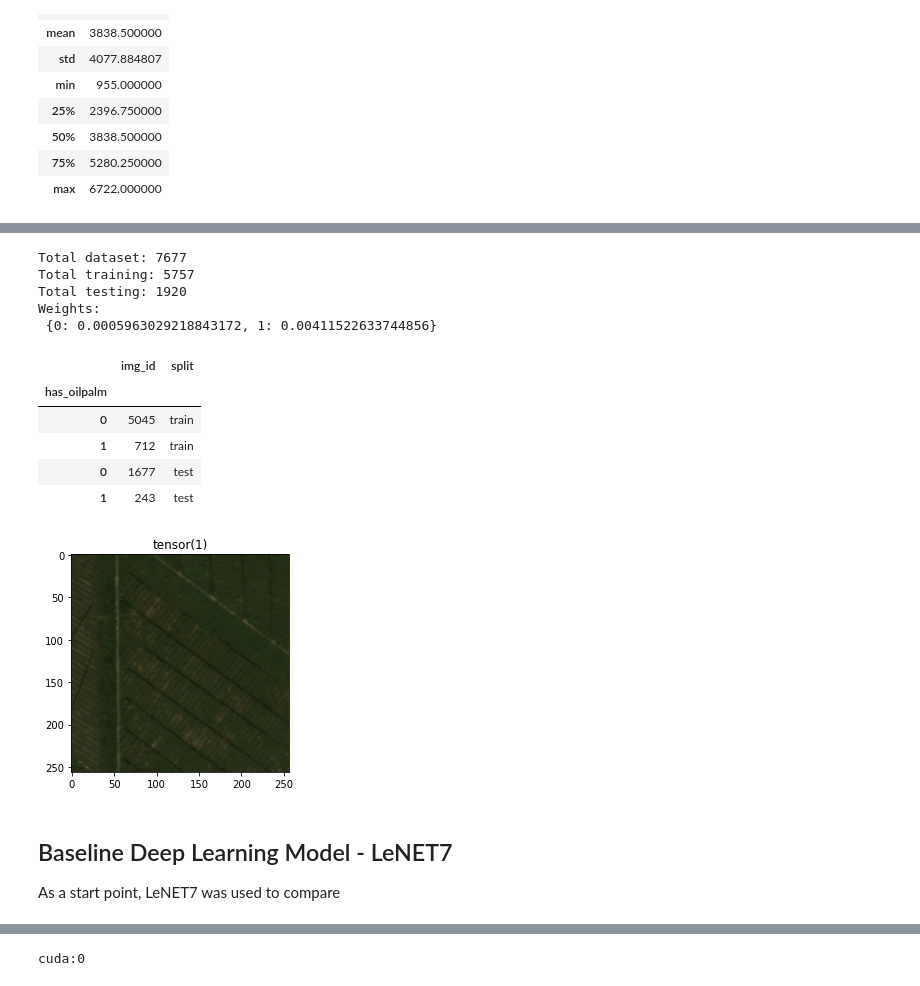
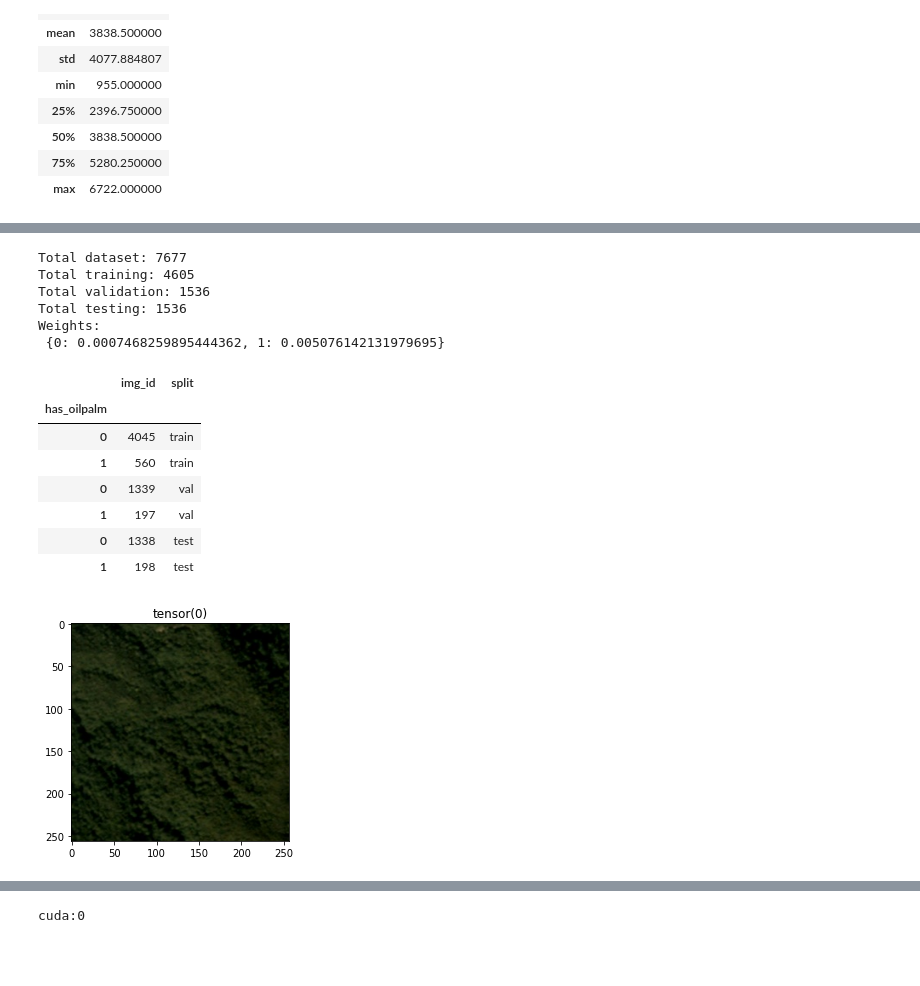
Before and after one commit to vibferreira/DL_UBS, a Jupyter notebook: assignment.ipynb, the cells around one changed output, grey strips where cells are left out. Saved outputs shown, nothing was run; the diff lists cells and outputs as text; code cells hidden in the pictures; blank space fills up the shorter version.

```diff
--- a/assignment.ipynb
+++ b/assignment.ipynb
@@ -453,7 +498,7 @@ class CustomDataset(Dataset):
     return img, label
 # %%
 # Batch size
-batch_size=64
+batch_size=128
 
 # Normalisation
 transform = transforms.Compose([
@@ -464,42 +509,53 @@ transform = transforms.Compose([
             ])
 
 # Split dataset into Train and Test
-train, test = train_test_split(train_df, test_size=0.25, random_state=0, shuffle=True)
+train, val = train_test_split(train_df, test_size=0.2, random_state=0, shuffle=True)
+train, test = train_test_split(train, test_size= len(val), random_state=0, shuffle=True)
 
 # Sampler
 sampler_train, weight_train = weighted_random_sampler(train)
-sampler_test, weights_test = weighted_random_sampler(test)
+sampler_test, weights_test = weighted_random_sampler(val)
 
 # DataLoader
 train_dataloader, train_dataset = dataloader(train, project_path, sampler_train, transform, batch_size)
+val_dataloader, val_dataset = dataloader(val, project_path, sampler_test, transform, batch_size)
 test_dataloader, test_dataset = dataloader(test, project_path, sampler_test, transform, batch_size)
 
 # Summary of the Datasets
 print('Total dataset:', train_df.shape[0])
 print('Total training:', len(train_dataset))
+print('Total validation:', len(val_dataset))
 print('Total testing:', len(test_dataset))
+
 print('Weights:\n', {i:label for i, label in enumerate(np.unique(weights_test))})
 # %% [output]
 Total dataset: 7677
-Total training: 5757
-Total testing: 1920
+Total training: 4605
+Total validation: 1536
+Total testing: 1536
 Weights:
- {0: 0.0005963029218843172, 1: 0.00411522633744856}
+ {0: 0.0007468259895444362, 1: 0.005076142131979695}
 # %%
 # Number of images of each label into training and testing
 count_train = train.groupby('has_oilpalm').count()
 count_train['split']='train'
+
+count_val = val.groupby('has_oilpalm').count()
+count_val['split']='val'
+
 count_test = test.groupby('has_oilpalm').count()
 count_test['split']='test'
 
-pd.concat([count_train,count_test])
+pd.concat([count_train, count_val,count_test])
 # %% [output]
 |  | img_id | split |
 | has_oilpalm |  |  |
-| 0 | 5045 | train |
-| 1 | 712 | train |
-| 0 | 1677 | test |
-| 1 | 243 | test |
+| 0 | 4045 | train |
+| 1 | 560 | train |
+| 0 | 1339 | val |
+| 1 | 197 | val |
+| 0 | 1338 | test |
+| 1 | 198 | test |
 # %%
 # Check DataLoader's content of first image in the Test Set
 display = next(iter(test_dataloader))
@@ -509,7 +565,4 @@ plt.imshow(img)
 plt.title(title)
 plt.show()
 # %% [output]
-[figure, old version]
+[figure, new version]
-# %% [markdown]
-## Baseline Deep Learning Model - LeNET7
-As a start point, LeNET7 was used to compare
```
Also changed, not shown: parts of 48 cells of this notebook.
